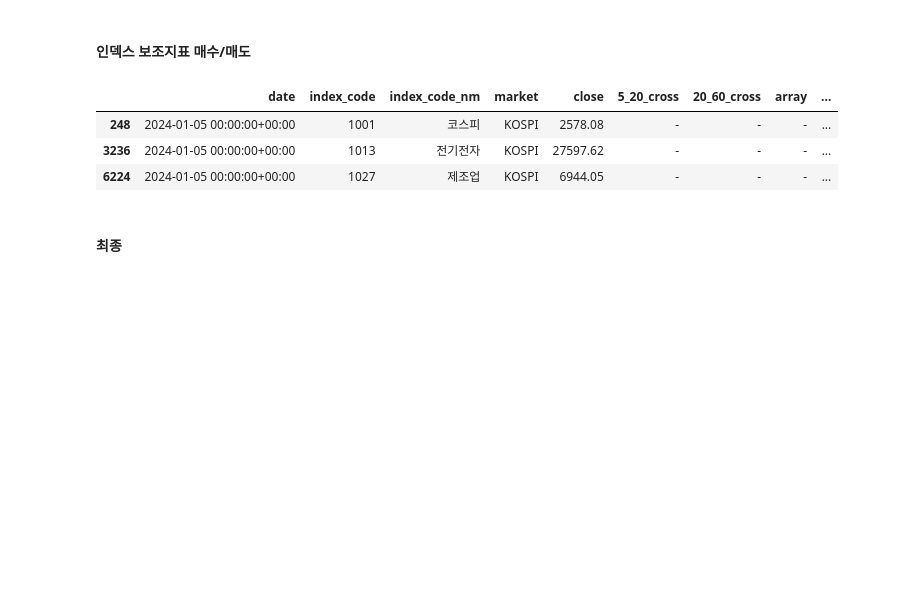
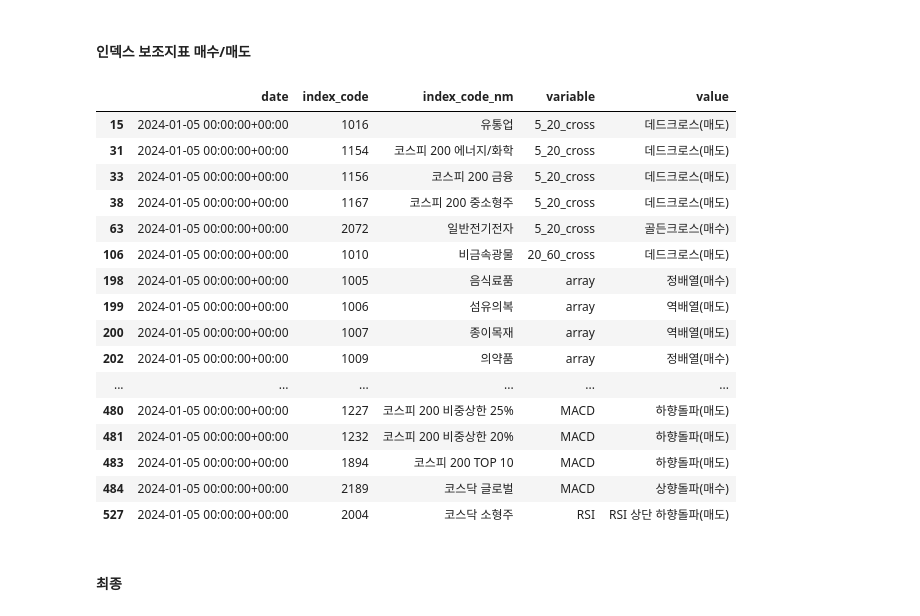
Before and after one commit to Unfinishedgod/finance_mlops, a Jupyter notebook: jupyter/indicator_setup.ipynb, the cells around one changed output. Cells and saved outputs as stored; diff of their text form; code cells hidden in the pictures; blank space fills up the shorter version.

```diff
--- a/jupyter/indicator_setup.ipynb
+++ b/jupyter/indicator_setup.ipynb
@@ -347,15 +400,18 @@ index_per.head()
 # %% [markdown]
 #### 인덱스 보조지표 매수/매도
 # %%
-kor_index_ohlcv_anal_cleaning_df = kor_index_ohlcv_anal_cleaning[kor_index_ohlcv_anal_cleaning['index_code'].isin(ticker_index_code_df['index_code'])]
+# kor_index_ohlcv_anal_cleaning_df = kor_index_ohlcv_anal_cleaning[kor_index_ohlcv_anal_cleaning['index_code'].isin(ticker_index_code_df['index_code'])]
+
+
+date_nm = max(kor_index_ohlcv_anal_cleaning['date'])
+kor_index_ohlcv_anal_cleaning_df_22 = kor_index_ohlcv_anal_cleaning[kor_index_ohlcv_anal_cleaning['date'] == date_nm]
 # %%
-max_date = max(kor_index_ohlcv_anal_cleaning_df['date'])
-kor_index_ohlcv_anal_cleaning_df_22 = kor_index_ohlcv_anal_cleaning_df[kor_index_ohlcv_anal_cleaning_df['date'] == max_date]
+# # max_date = max(kor_index_ohlcv_anal_cleaning_df['date'])
+# # kor_index_ohlcv_anal_cleaning_df_22 = kor_index_ohlcv_anal_cleaning_df[kor_index_ohlcv_anal_cleaning_df['date'] == max_date]
+
+
+# max_date = max(kor_index_ohlcv_anal_cleaning_df['date'])
+# kor_index_ohlcv_anal_cleaning_df_22 = kor_index_ohlcv_anal_cleaning[kor_index_ohlcv_anal_cleaning['date'] == max_date]
-# %% [output]
-|  | date | index_code | index_code_nm | market | close | 5_20_cross | 20_60_cross | array | ... |
-| 248 | 2024-01-05 00:00:00+00:00 | 1001 | 코스피 | KOSPI | 2578.08 | - | - | - | ... |
-| 3236 | 2024-01-05 00:00:00+00:00 | 1013 | 전기전자 | KOSPI | 27597.62 | - | - | - | ... |
-| 6224 | 2024-01-05 00:00:00+00:00 | 1027 | 제조업 | KOSPI | 6944.05 | - | - | - | ... |
 # %%
 # pd.wide_to_long(dfdf, stubnames='ht', i=['date', 'ticker','corp_name','market','close'], j='age')
 kor_index_ohlcv_anal_cleaning_df_2 = pd.melt(kor_index_ohlcv_anal_cleaning_df_22,
@@ -363,6 +419,26 @@ kor_index_ohlcv_anal_cleaning_df_2 = pd.melt(kor_index_ohlcv_anal_cleaning_df_22
         value_vars=['5_20_cross', '20_60_cross', 'array', 'Bollinger_band','MACD','RSI'])
 
 index_indicator = kor_index_ohlcv_anal_cleaning_df_2[kor_index_ohlcv_anal_cleaning_df_2['value'] != '-']
+# %%
+index_indicator
+# %% [output]
+|  | date | index_code | index_code_nm | variable | value |
+| 15 | 2024-01-05 00:00:00+00:00 | 1016 | 유통업 | 5_20_cross | 데드크로스(매도) |
+| 31 | 2024-01-05 00:00:00+00:00 | 1154 | 코스피 200 에너지/화학 | 5_20_cross | 데드크로스(매도) |
+| 33 | 2024-01-05 00:00:00+00:00 | 1156 | 코스피 200 금융 | 5_20_cross | 데드크로스(매도) |
+| 38 | 2024-01-05 00:00:00+00:00 | 1167 | 코스피 200 중소형주 | 5_20_cross | 데드크로스(매도) |
+| 63 | 2024-01-05 00:00:00+00:00 | 2072 | 일반전기전자 | 5_20_cross | 골든크로스(매수) |
+| 106 | 2024-01-05 00:00:00+00:00 | 1010 | 비금속광물 | 20_60_cross | 데드크로스(매도) |
+| 198 | 2024-01-05 00:00:00+00:00 | 1005 | 음식료품 | array | 정배열(매수) |
+| 199 | 2024-01-05 00:00:00+00:00 | 1006 | 섬유의복 | array | 역배열(매도) |
+| 200 | 2024-01-05 00:00:00+00:00 | 1007 | 종이목재 | array | 역배열(매도) |
+| 202 | 2024-01-05 00:00:00+00:00 | 1009 | 의약품 | array | 정배열(매수) |
+| ... | ... | ... | ... | ... | ... |
+| 480 | 2024-01-05 00:00:00+00:00 | 1227 | 코스피 200 비중상한 25% | MACD | 하향돌파(매도) |
+| 481 | 2024-01-05 00:00:00+00:00 | 1232 | 코스피 200 비중상한 20% | MACD | 하향돌파(매도) |
+| 483 | 2024-01-05 00:00:00+00:00 | 1894 | 코스피 200 TOP 10 | MACD | 하향돌파(매도) |
+| 484 | 2024-01-05 00:00:00+00:00 | 2189 | 코스닥 글로벌 | MACD | 상향돌파(매수) |
+| 527 | 2024-01-05 00:00:00+00:00 | 2004 | 코스닥 소형주 | RSI | RSI 상단 하향돌파(매도) |
 # %% [markdown]
 #### 최종
 # %%
```
Also changed, not shown: parts of 15 cells of this notebook.
